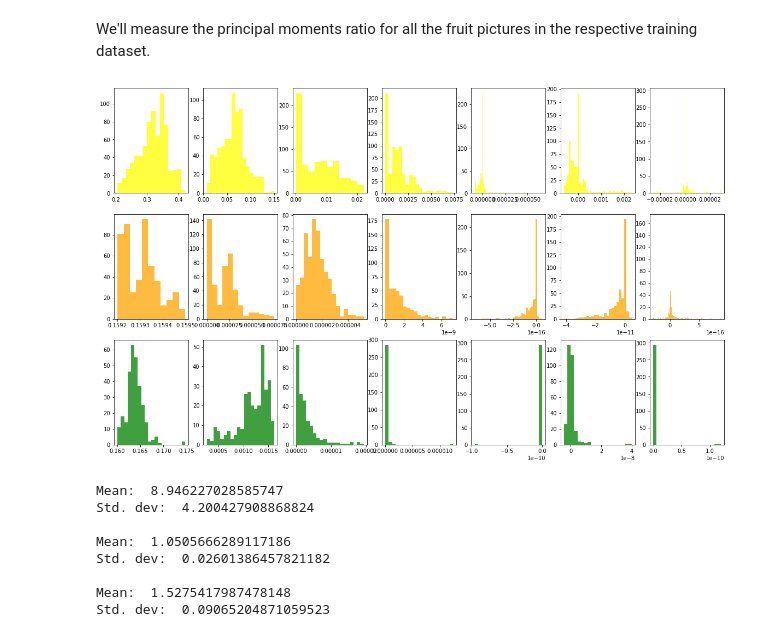
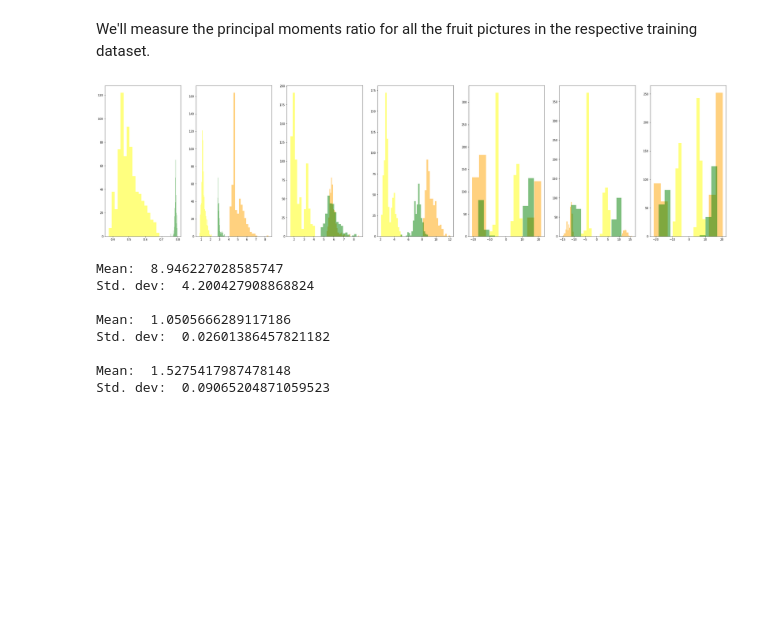
Before and after one commit to GinoAvanzini/fruit-sorter, a Jupyter notebook: src/scikit_image_testbench.ipynb, the cells around one changed output. Cells and saved outputs as stored; diff of their text form; code cells hidden in the pictures; blank space fills up the shorter version.

Commit message:
(M) Add log transform for Hu moments

```diff
--- a/src/scikit_image_testbench.ipynb
+++ b/src/scikit_image_testbench.ipynb
@@ -385,6 +385,10 @@ for i, image in enumerate(banana_collection):
     fruit_central_moments = measure.moments_central(thresholded_fruit)
 
     banana_hu_moments[i, :] = measure.moments_hu(measure.moments_normalized(fruit_central_moments))
+
+    # Single line log transformation. I'm proud of this line
+    banana_hu_moments[i, :] = [-1*np.sign(j)*np.log10(np.abs(j)) for j in banana_hu_moments[i, :]]
+
     banana_eigvalues[i, :] = measure.inertia_tensor_eigvals(thresholded_fruit, mu=fruit_central_moments)
 
     banana_moment_ratio[i, 0] = max(banana_eigvalues[i, :])/min(banana_eigvalues[i, :])
@@ -401,6 +405,10 @@ for i, image in enumerate(orange_collection):
     fruit_central_moments = measure.moments_central(thresholded_fruit)
 
     orange_hu_moments[i, :] = measure.moments_hu(measure.moments_normalized(fruit_central_moments))
+
+    # log transformation
+    orange_hu_moments[i, :] = [-1*np.sign(j)*np.log10(np.abs(j)) for j in orange_hu_moments[i, :]]
+
     orange_eigvalues[i, :] = measure.inertia_tensor_eigvals(thresholded_fruit, mu=fruit_central_moments)
 
     orange_moment_ratio[i, 0] = max(orange_eigvalues[i, :])/min(orange_eigvalues[i, :])
@@ -417,23 +425,28 @@ for i, image in enumerate(lemon_collection):
     fruit_central_moments = measure.moments_central(thresholded_fruit)
 
     lemon_hu_moments[i, :] = measure.moments_hu(measure.moments_normalized(fruit_central_moments))
+
+    # log transformation
+    lemon_hu_moments[i, :] = [-1*np.sign(j)*np.log10(np.abs(j)) for j in lemon_hu_moments[i, :]]
+
+
     lemon_eigvalues[i, :] = measure.inertia_tensor_eigvals(thresholded_fruit, mu=fruit_central_moments)
 
     lemon_moment_ratio[i, 0] = max(lemon_eigvalues[i, :])/min(lemon_eigvalues[i, :])
 # %%
-fig, ax = plt.subplots(nrows=3, ncols=7, figsize=(20, 12))
+fig, ax = plt.subplots(nrows=1, ncols=7, figsize=(40, 10))
 
 for i in range(0, 7):
 
-    ax[0, i].hist(banana_hu_moments[:, i], bins='auto', color='yellow', alpha=0.75)
-    ax[1, i].hist(orange_hu_moments[:, i], bins='auto', color='orange', alpha=0.75)
-    ax[2, i].hist(lemon_hu_moments[:, i], bins=20, color='green', alpha=0.75)
+    ax[i].hist(banana_hu_moments[:, i], bins='auto', color='yellow', alpha=0.5)
+    ax[i].hist(orange_hu_moments[:, i], bins='auto', color='orange', alpha=0.5)
+    ax[i].hist(lemon_hu_moments[:, i], bins='auto', color='green', alpha=0.5)
 
     #ax[1, i].hist(banana_hu_moments[:, i], bins='auto', color='green', cumulative='True')
 
 plt.show()
 # %% [output]
-[figure, old version]
+[figure, new version]
 # %%
 fig, ax = plt.subplots(nrows=2, ncols=1)
 
```
Also changed, not shown: 1 other file.
